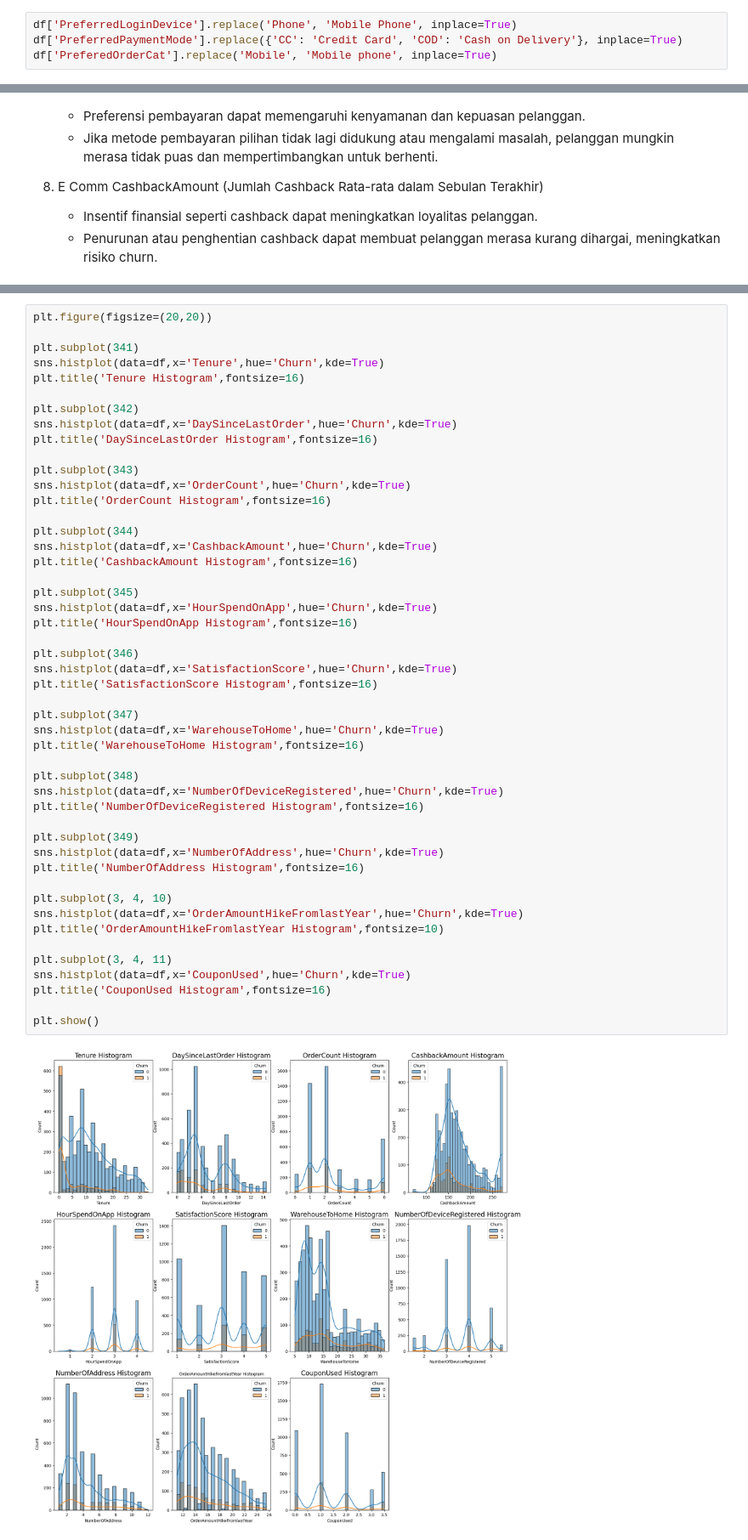
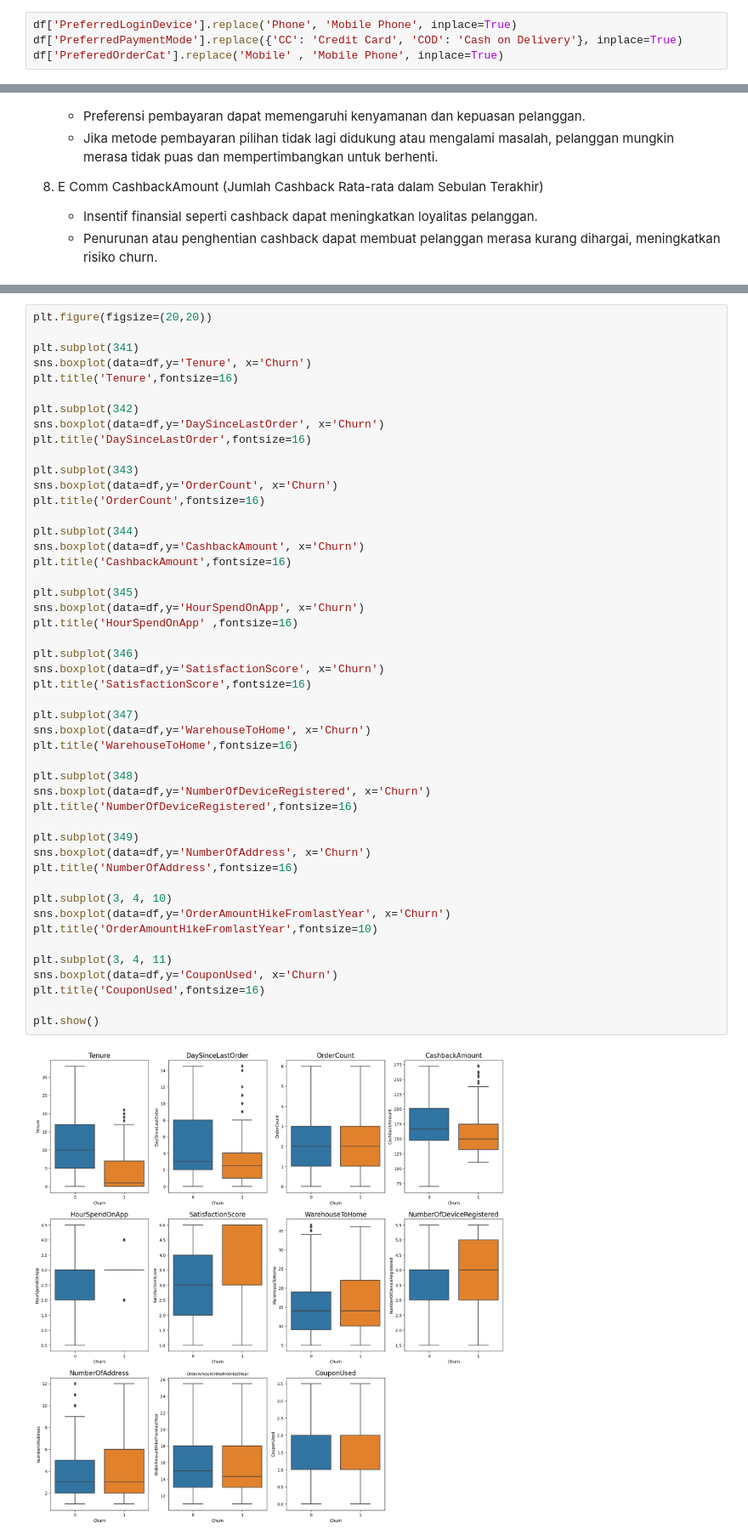
Before and after one commit to Dokaebi20/Finpro_Zetta_11-24, a Jupyter notebook: FinPro.ipynb, the cells around one changed output, grey strips where cells are left out. Shown at 85% size. Saved outputs shown, nothing was run; the diff lists cells and outputs as text.

```diff
--- a/FinPro.ipynb
+++ b/FinPro.ipynb
@@ -396,7 +481,7 @@ Pada beberapa kolom, ditemukan beberapa nilai yang tidak konsisten. Misalnya pad
 # %%
 df['PreferredLoginDevice'].replace('Phone', 'Mobile Phone', inplace=True)
 df['PreferredPaymentMode'].replace({'CC': 'Credit Card', 'COD': 'Cash on Delivery'}, inplace=True)
-df['PreferedOrderCat'].replace('Mobile', 'Mobile phone', inplace=True)
+df['PreferedOrderCat'].replace('Mobile' , 'Mobile Phone', inplace=True)
 # %% [markdown]
 ***Missing Values***
 # %%
@@ -743,53 +973,53 @@ Pelanggan yang pernah melakukan komplain memiliki persentase churn yang lebih ti
 # %%
 plt.figure(figsize=(20,20))
 
 plt.subplot(341)
-sns.histplot(data=df,x='Tenure',hue='Churn',kde=True)
-plt.title('Tenure Histogram',fontsize=16)
+sns.boxplot(data=df,y='Tenure', x='Churn')
+plt.title('Tenure',fontsize=16)
 
 plt.subplot(342)
-sns.histplot(data=df,x='DaySinceLastOrder',hue='Churn',kde=True)
-plt.title('DaySinceLastOrder Histogram',fontsize=16)
+sns.boxplot(data=df,y='DaySinceLastOrder', x='Churn')
+plt.title('DaySinceLastOrder',fontsize=16)
 
 plt.subplot(343)
-sns.histplot(data=df,x='OrderCount',hue='Churn',kde=True)
-plt.title('OrderCount Histogram',fontsize=16)
+sns.boxplot(data=df,y='OrderCount', x='Churn')
+plt.title('OrderCount',fontsize=16)
 
 plt.subplot(344)
-sns.histplot(data=df,x='CashbackAmount',hue='Churn',kde=True)
-plt.title('CashbackAmount Histogram',fontsize=16)
+sns.boxplot(data=df,y='CashbackAmount', x='Churn')
+plt.title('CashbackAmount',fontsize=16)
 
 plt.subplot(345)
-sns.histplot(data=df,x='HourSpendOnApp',hue='Churn',kde=True)
-plt.title('HourSpendOnApp Histogram',fontsize=16)
+sns.boxplot(data=df,y='HourSpendOnApp', x='Churn')
+plt.title('HourSpendOnApp' ,fontsize=16)
 
 plt.subplot(346)
-sns.histplot(data=df,x='SatisfactionScore',hue='Churn',kde=True)
-plt.title('SatisfactionScore Histogram',fontsize=16)
+sns.boxplot(data=df,y='SatisfactionScore', x='Churn')
+plt.title('SatisfactionScore',fontsize=16)
 
 plt.subplot(347)
-sns.histplot(data=df,x='WarehouseToHome',hue='Churn',kde=True)
-plt.title('WarehouseToHome Histogram',fontsize=16)
+sns.boxplot(data=df,y='WarehouseToHome', x='Churn')
+plt.title('WarehouseToHome',fontsize=16)
 
 plt.subplot(348)
-sns.histplot(data=df,x='NumberOfDeviceRegistered',hue='Churn',kde=True)
-plt.title('NumberOfDeviceRegistered Histogram',fontsize=16)
+sns.boxplot(data=df,y='NumberOfDeviceRegistered', x='Churn')
+plt.title('NumberOfDeviceRegistered',fontsize=16)
 
 plt.subplot(349)
-sns.histplot(data=df,x='NumberOfAddress',hue='Churn',kde=True)
-plt.title('NumberOfAddress Histogram',fontsize=16)
+sns.boxplot(data=df,y='NumberOfAddress', x='Churn')
+plt.title('NumberOfAddress',fontsize=16)
 
 plt.subplot(3, 4, 10)
-sns.histplot(data=df,x='OrderAmountHikeFromlastYear',hue='Churn',kde=True)
-plt.title('OrderAmountHikeFromlastYear Histogram',fontsize=10)
+sns.boxplot(data=df,y='OrderAmountHikeFromlastYear', x='Churn')
+plt.title('OrderAmountHikeFromlastYear',fontsize=10)
 
 plt.subplot(3, 4, 11)
-sns.histplot(data=df,x='CouponUsed',hue='Churn',kde=True)
-plt.title('CouponUsed Histogram',fontsize=16)
+sns.boxplot(data=df,y='CouponUsed', x='Churn')
+plt.title('CouponUsed',fontsize=16)
 
 plt.show()
 # %% [output]
-[figure, old version]
+[figure, new version]
 # %% [markdown]
 Berdasarkan grafik tersebut, dapat diambil beberapa kesimpulan:
 - Pelanggan dengan masa penggunaan (tenure) lebih pendek lebih cenderung churn dibandingkan yang memiliki tenure lebih lama.
```
Also changed, not shown: parts of 32 cells of this notebook.
